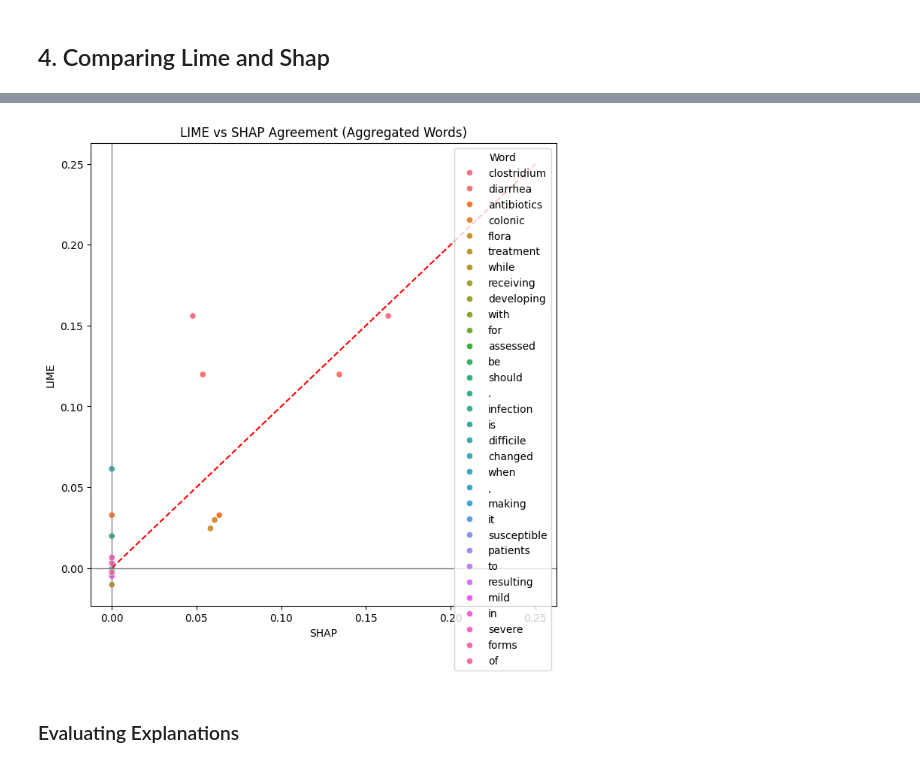
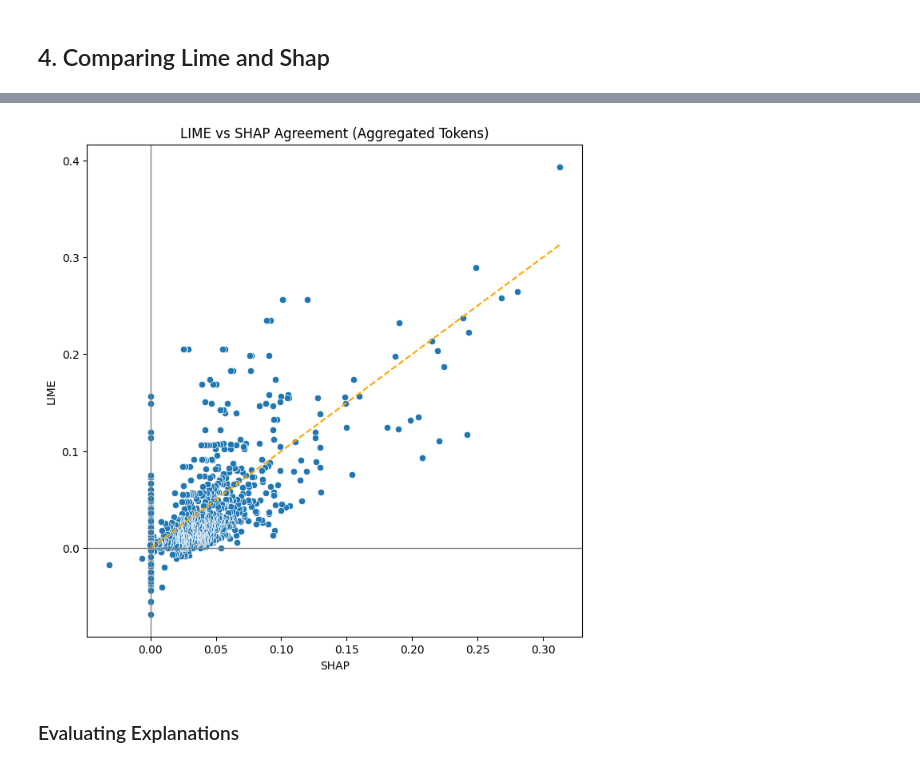
Before and after one commit to benediktveith/xai-rag, a Jupyter notebook: notebooks/Shap_Lime.ipynb, the cells around one changed output, grey strips where cells are left out. Saved outputs shown, nothing was run; the diff lists cells and outputs as text; code cells hidden in the pictures.

```diff
--- a/notebooks/Shap_Lime.ipynb
+++ b/notebooks/Shap_Lime.ipynb
@@ -386,0 +355,34 @@ Top Disagreements:
+# %%
+import pandas as pd
+
+comparison_data = []
+
+for question_shap, question_lime in zip(shap_explanations, lime_explanations):
+
+    explanation_hop_shap = question_shap["explanation"]
+    explanation_hop_lime = question_lime["explanation"]
+
+    for hop_shap, hop_lime in zip(explanation_hop_shap.values(), explanation_hop_lime.values()):
+
+        for document_explanation_shap, document_explanation_lime in zip(hop_shap, hop_lime):
+
+            shap_vals = document_explanation_shap["shap_values"]
+            shap_words = document_explanation_shap["tokens"]
+
+            lime_dic = dict(document_explanation_lime["explanation_tuples"])
+            lime_dic = {k.lower():v for k,v in lime_dic.items()}
+
+            for word, s_score in zip(shap_words, shap_vals):
+                l_score = lime_dic.get(word, 0.0)
+
+                comparison_data.append({
+                    "Word": word,
+                    "SHAP": s_score,
+                    "LIME": l_score,
+                    "Difference": abs(s_score - l_score)
+                })
+
+df_compare = pd.DataFrame(comparison_data)
+
+print("Top Disagreements:")
+print(df_compare.sort_values(by="Difference", ascending=False).head(20))
@@ -387,21 +407,18 @@ Top Disagreements:
 # %%
-import matplotlib.pyplot as plt
-import seaborn as sns
-
-df_compare_plot = df_compare.sort_values(by="SHAP", ascending=False)[:35]
+df_compare_plot = df_compare.sort_values(by="SHAP", ascending=False)
 
 plt.figure(figsize=(8, 8))
-sns.scatterplot(data=df_compare_plot, x="SHAP", y="LIME", hue="Word")
+sns.scatterplot(data=df_compare_plot, x="SHAP", y="LIME")
 
 # Add a diagonal line (perfect agreement)
-plt.plot([0, 0.25], [0, 0.25], color='red', linestyle='--')
+plt.plot([0, max(df_compare["SHAP"])], [0, max(df_compare["SHAP"])], color='orange', linestyle='--')
 
-plt.title("LIME vs SHAP Agreement (Aggregated Words)")
+plt.title("LIME vs SHAP Agreement (Aggregated Tokens)")
 plt.axhline(0, color='grey', lw=1)
 plt.axvline(0, color='grey', lw=1)
 plt.show()
 # %% [output]
-[figure, old version]
+[figure, new version]
 # %% [markdown]
 ### Evaluating Explanations
 # %% [markdown]
```
Also changed, not shown: parts of 23 cells of this notebook, 4 other files.
